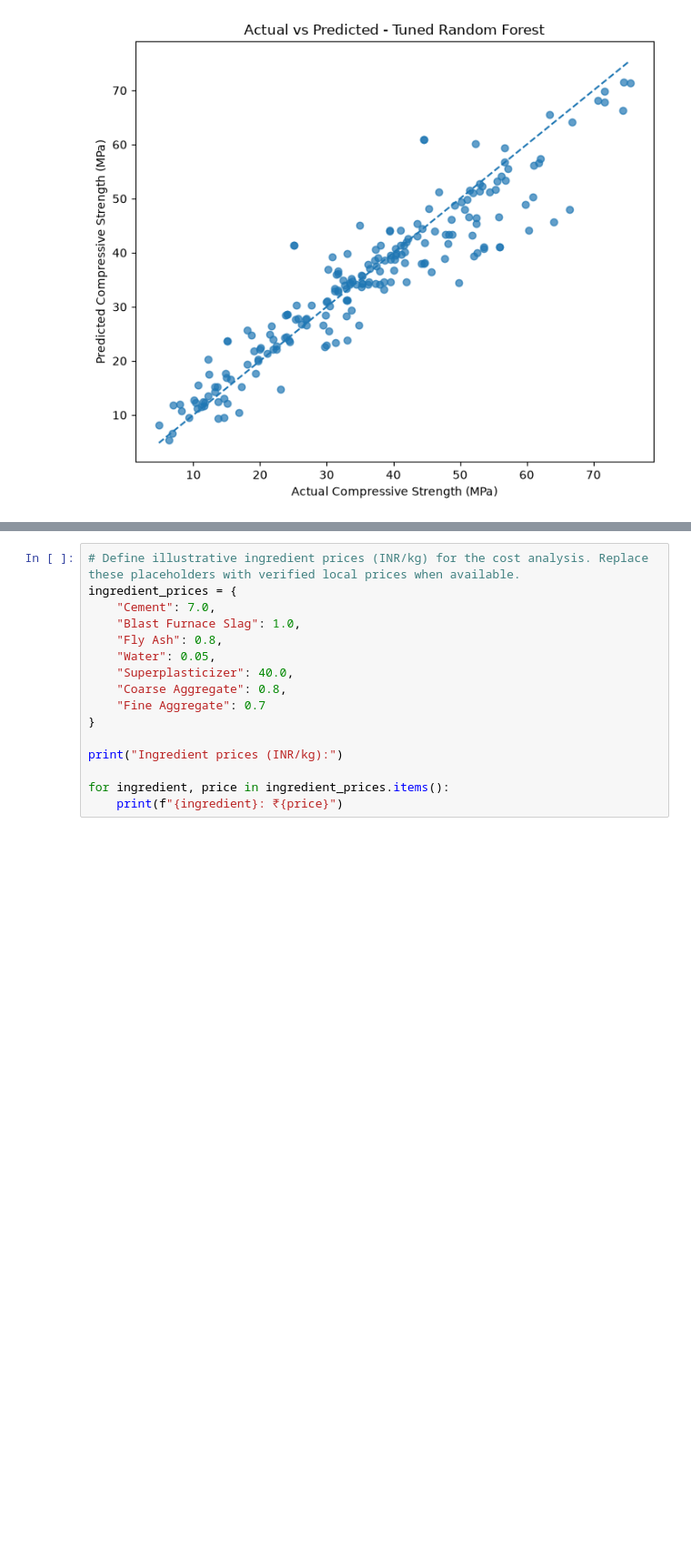
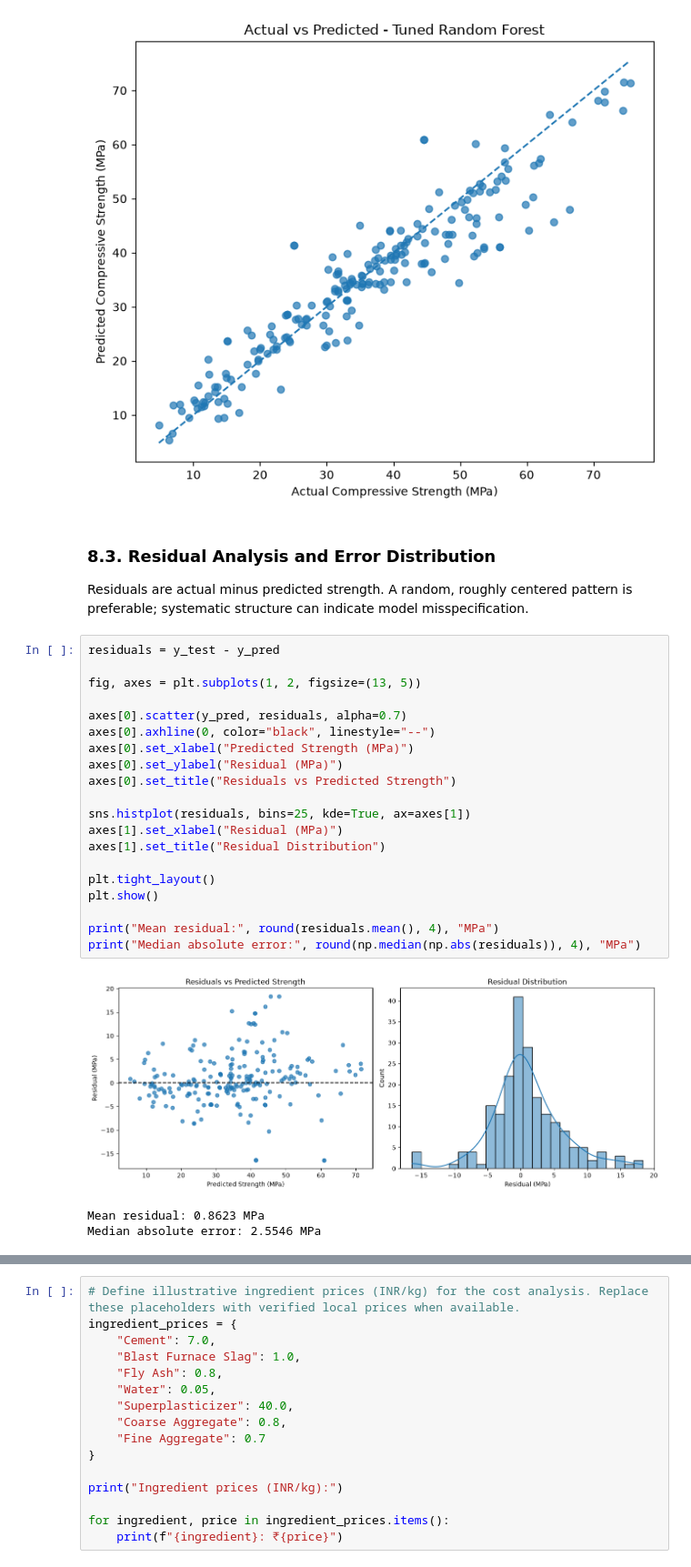
Before and after one commit to amaysaxena02/CDAC, a Jupyter notebook: Machine Learning/Concrete Compressive Strength/Concrete_Compressive_Strength_Prediction.ipynb, the cells around one changed output, grey strips where cells are left out. Shown at 91% size. Cells and saved outputs as stored; diff of their text form; blank space fills up the shorter version.

```diff
--- a/Machine Learning/Concrete Compressive Strength/Concrete_Compressive_Strength_Prediction.ipynb
+++ b/Machine Learning/Concrete Compressive Strength/Concrete_Compressive_Strength_Prediction.ipynb
@@ -490,3 +662,30 @@ plt.tight_layout()
 plt.show()
 # %% [output]
 [figure]
+# %% [markdown]
+### 8.3. Residual Analysis and Error Distribution
+Residuals are actual minus predicted strength. A random, roughly centered pattern is preferable; systematic structure can indicate model misspecification.
+# %%
+residuals = y_test - y_pred
+
+fig, axes = plt.subplots(1, 2, figsize=(13, 5))
+
+axes[0].scatter(y_pred, residuals, alpha=0.7)
+axes[0].axhline(0, color="black", linestyle="--")
+axes[0].set_xlabel("Predicted Strength (MPa)")
+axes[0].set_ylabel("Residual (MPa)")
+axes[0].set_title("Residuals vs Predicted Strength")
+
+sns.histplot(residuals, bins=25, kde=True, ax=axes[1])
+axes[1].set_xlabel("Residual (MPa)")
+axes[1].set_title("Residual Distribution")
+
+plt.tight_layout()
+plt.show()
+
+print("Mean residual:", round(residuals.mean(), 4), "MPa")
+print("Median absolute error:", round(np.median(np.abs(residuals)), 4), "MPa")
+# %% [output]
+[figure, added]
+Mean residual: 0.8623 MPa
+Median absolute error: 2.5546 MPa
```
Also changed, not shown: parts of 56 cells of this notebook, 3 other files.
